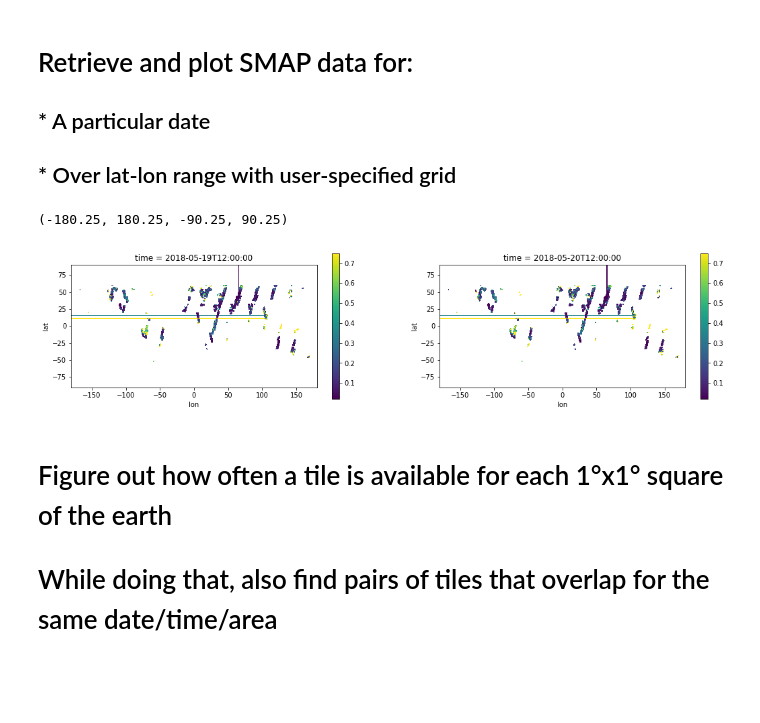
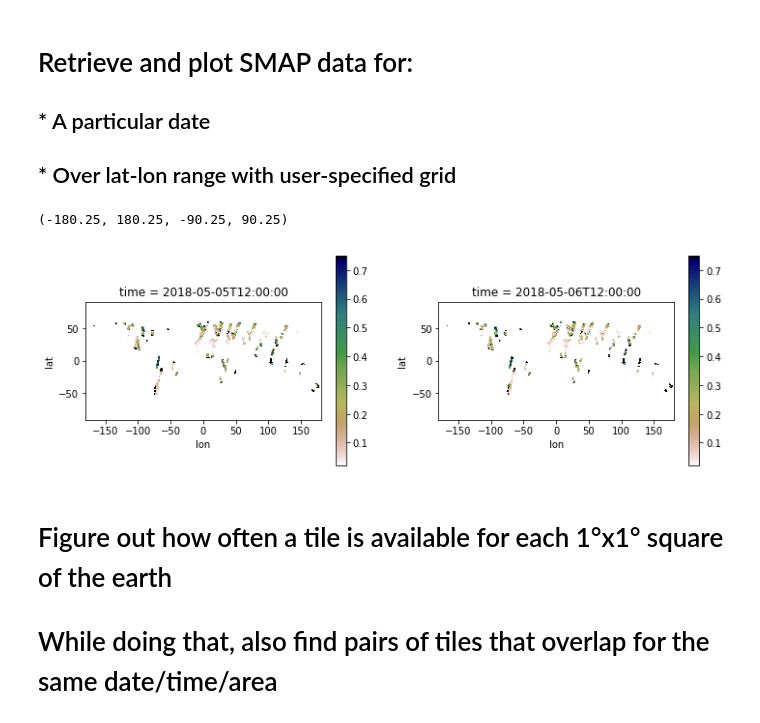
Before and after one commit to creare-com/podpac, a Jupyter notebook: doc/notebooks/SMAP-Sentinel-data-access.ipynb, the cells around one changed output. Drawn from its saved outputs; the diff is of its cells as text; code cells hidden in the pictures; blank space fills up the shorter version.

Commit message:
DOC: Fixing SMAP Sentinel example notebook where plots are updated after fixing NN interpolation bug.

```diff
--- a/doc/notebooks/SMAP-Sentinel-data-access.ipynb
+++ b/doc/notebooks/SMAP-Sentinel-data-access.ipynb
@@ -30,19 +30,23 @@ sm = smap.SMAP(product=product, interpolation='nearest', username=username, pass
 ## * Over lat-lon range with user-specified grid
 # %%
 # !!! This takes quite a while since it retrieves data from a lot of tiles (100's)
-c_world = podpac.Coordinate(#dim=(start, stop, step)
-                             lat=(   90,  -90,-0.5),
-                             lon=( -180,  180, 0.5),
-                             time=['2018-05-19T12:00:00', '2018-05-20T12:00:00'])
+# dim = (start, stop, step)
+lat =   (   90,  -90,-0.5)
+lon =   ( -180,  180, 0.5)
+# dim = [value, value, value, ...]
+time = ['2018-05-05T12:00:00', '2018-05-06T12:00:00']
+
+c_world = podpac.Coordinate(lat=lat, lon=lon, time=time)
 sm.interpolation = 'nearest_preview'
 o = sm.execute(c_world)
 # %%
-figure(figsize=(18, 4))
-subplot(121);o[..., 0].plot(); axis('scaled')
-subplot(122);o[..., 1].plot(); axis('scaled')
+close('all')
+figure(figsize=(12, 4))
+subplot(121);o[..., 0].plot(cmap='gist_earth_r'); axis('scaled')
+subplot(122);o[..., 1].plot(cmap='gist_earth_r'); axis('scaled')
 # %% [output]
 (-180.25, 180.25, -90.25, 90.25)
-[figure, old version]
+[figure, new version]
 # %% [markdown]
 # Figure out how often a tile is available for each 1°x1° square of the earth
 # While doing that, also find pairs of tiles that overlap for the same date/time/area
```
Also changed, not shown: parts of 6 cells of this notebook.
